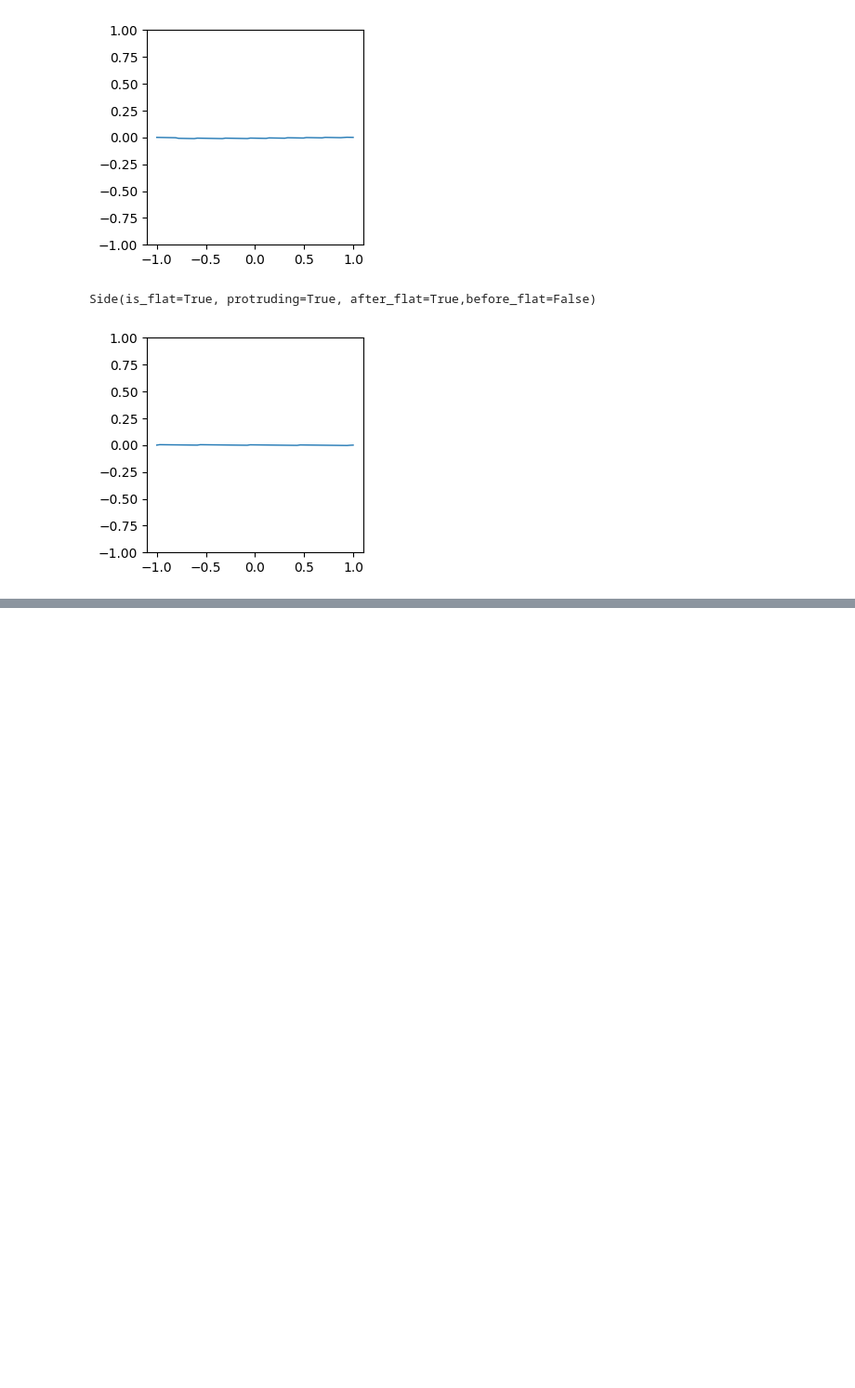
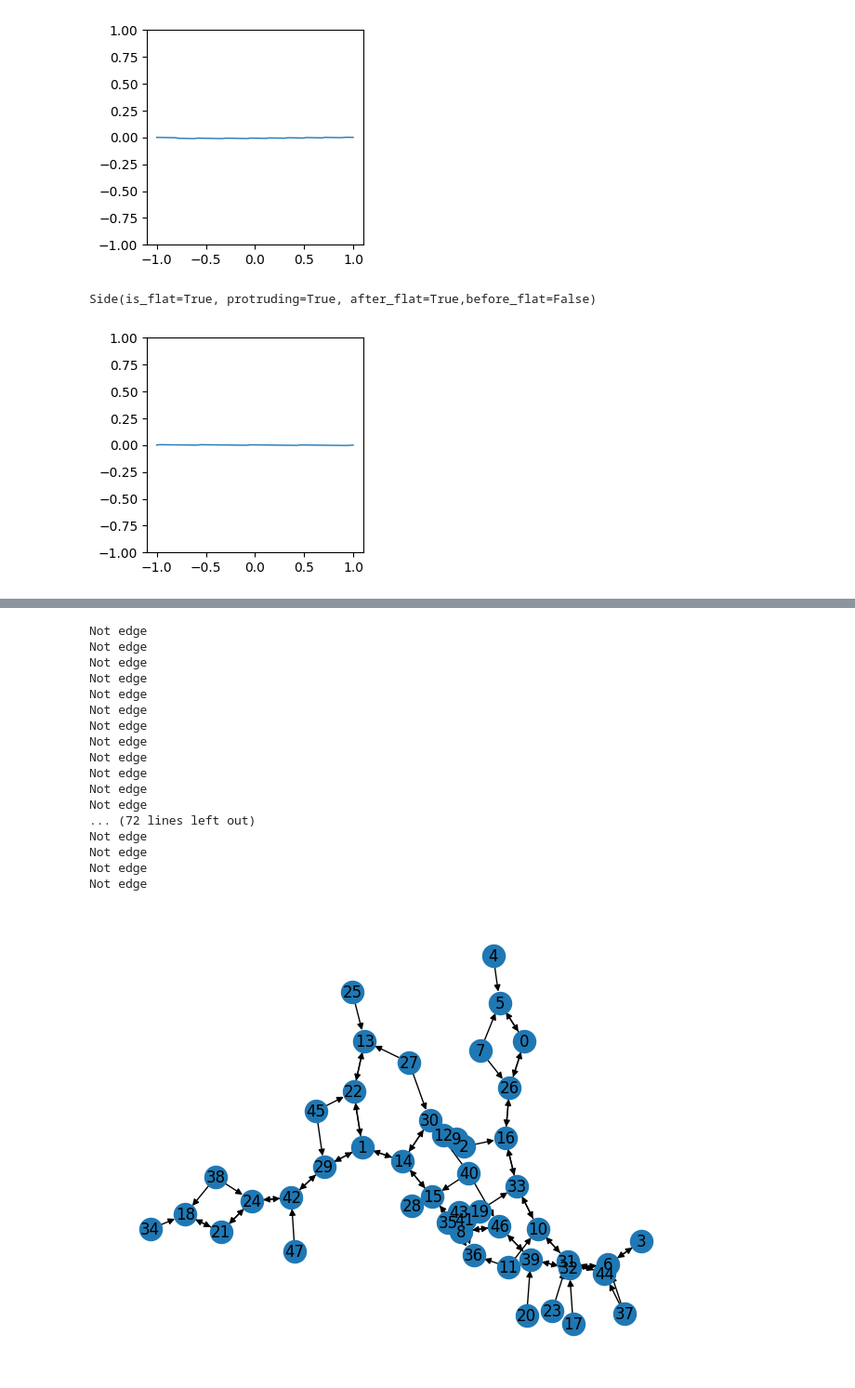
Before and after one commit to Oriinga/ComputerVisionLab, a Jupyter notebook: Lab4/lab4.ipynb, the cells around one changed output, grey strips where cells are left out. Shown at 93% size. Drawn from its saved outputs; the diff is of its cells as text; code cells hidden in the pictures; blank space fills up the shorter version.

```diff
--- a/Lab4/lab4.ipynb
+++ b/Lab4/lab4.ipynb
@@ -450,0 +447,33 @@ IndexError: list index out of range
+# %%
+def plot_edge_connections(indeces,pieces_array):
+    V = [i for i in range(len(pieces_array))]
+
+    double_indicies = []
+    for i in range(len(indeces)):
+        check = indeces[i][0]
+        if(indeces[check]==i):
+            double_indicies.append([math.floor(i/4),i%4,indeces[i]])
+
+    notEdge = []
+
+    for i in range(len(double_indicies)):
+        count=0
+        for j in range(len(double_indicies)):
+            if(math.floor(double_indicies[j][2]/4)==double_indicies[i][0]):
+                count = count +1
+
+        if(count>3):
+            notEdge.append(double_indicies[i][0])
+
+    E = []
+
+    print(notEdge)
+    for side in double_indicies:
+        if(math.floor(side[2]/4) in notEdge):
+            print("Not edge")
+            continue
+        #Check if side is flat
+        if not(pieces_array[side[0]].sides_objects[side[1]].is_flat):
+            E.append((side[0],math.floor(side[2]/4)))
+
+    plot_graph(V,E)
@@ -450,0 +502,21 @@ IndexError: list index out of range
+# %%
+plot_edge_connections(indeces,pieces_array)
+# %% [output]
+Not edge
+Not edge
+Not edge
+Not edge
+Not edge
+Not edge
+Not edge
+Not edge
+Not edge
+Not edge
+Not edge
+Not edge
+... (72 lines left out)
+Not edge
+Not edge
+Not edge
+Not edge
+[figure, added]
```
Also changed, not shown: parts of 5 cells of this notebook.
